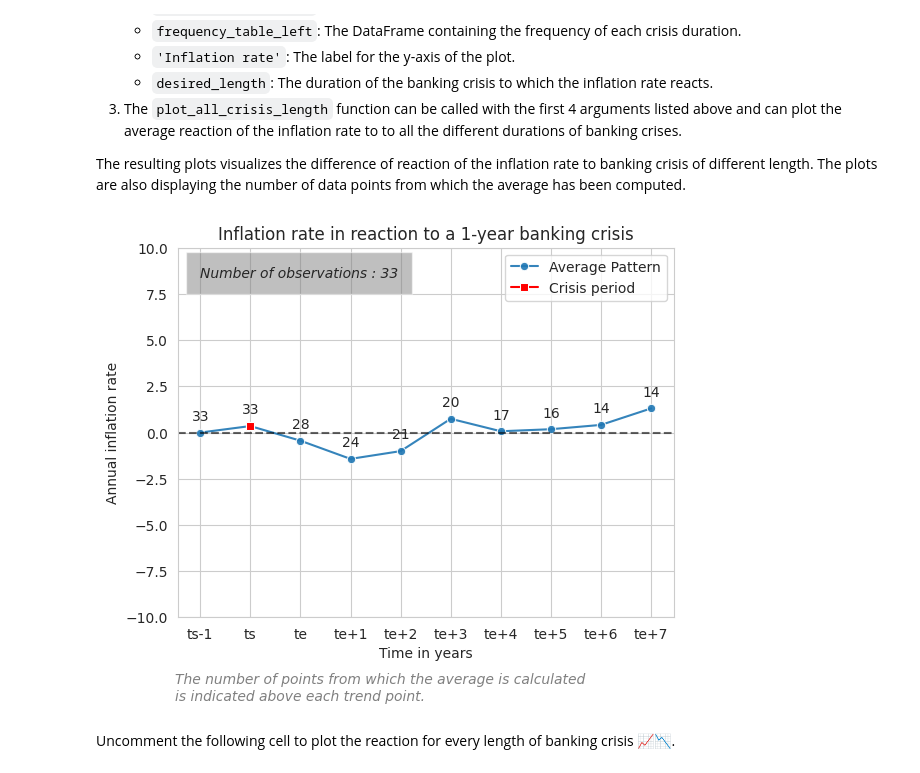
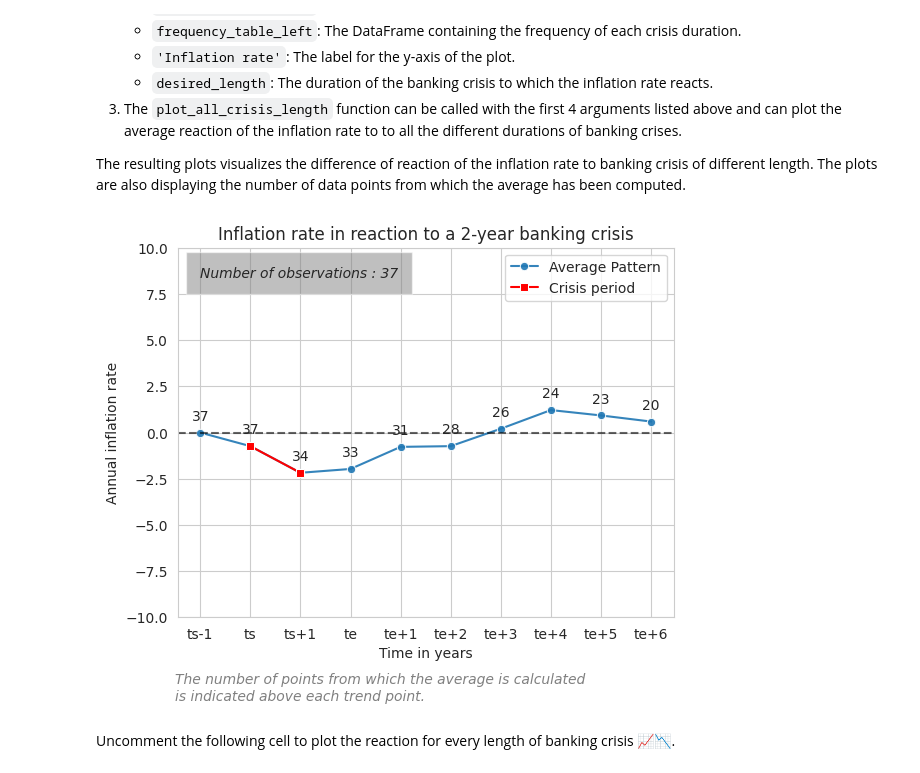
Before and after one commit to blengereau/Depression-and-recovery, a Jupyter notebook: code/notebook_method_1.ipynb, the cells around one changed output. Cells and saved outputs as stored; diff of their text form; code cells hidden in the pictures.

```diff
--- a/code/notebook_method_1.ipynb
+++ b/code/notebook_method_1.ipynb
@@ -49,7 +50,7 @@ Select a list of countries from the predefined lists (`OECD`, `G7`, `G20`, `EU`,
 The `countries_selected` variable is assigned one of the predefined country lists (e.g., `G7`). You can choose any list among those defined above.
 # %%
 #Select a list among those listed above. Change to any desired list defined above.
-countries_selected = G7
+countries_selected = ALL
 # %% [markdown]
 ## Dataset selection and creation
 
@@ -143,11 +147,11 @@ The resulting plots visualizes the difference of reaction of the inflation rate
 # %%
 from visualisation import plot_by_crisis_length
 from visualisation import plot_all_crisis_length
 
 # Plot the average reaction of the inflation rate to a banking crisis of a particular length specified in the last argument of the following function
-plot_by_crisis_length(norm_inflation_series, crisis_duration_left, frequency_table_left, 'Inflation rate', 1) # Change the last argument to the desired duration of crisis
+plot_by_crisis_length(norm_inflation_series, crisis_duration_left, frequency_table_left, 'Inflation rate', 2) # Change the last argument to the desired duration of crisis
 # %% [output]
-[figure, old version]
+[figure, new version]
 # %% [markdown]
 Uncomment the following cell to plot the reaction for every length of banking crisis 📈📉.
 # %%
```
Also changed, not shown: parts of 3 cells of this notebook.
